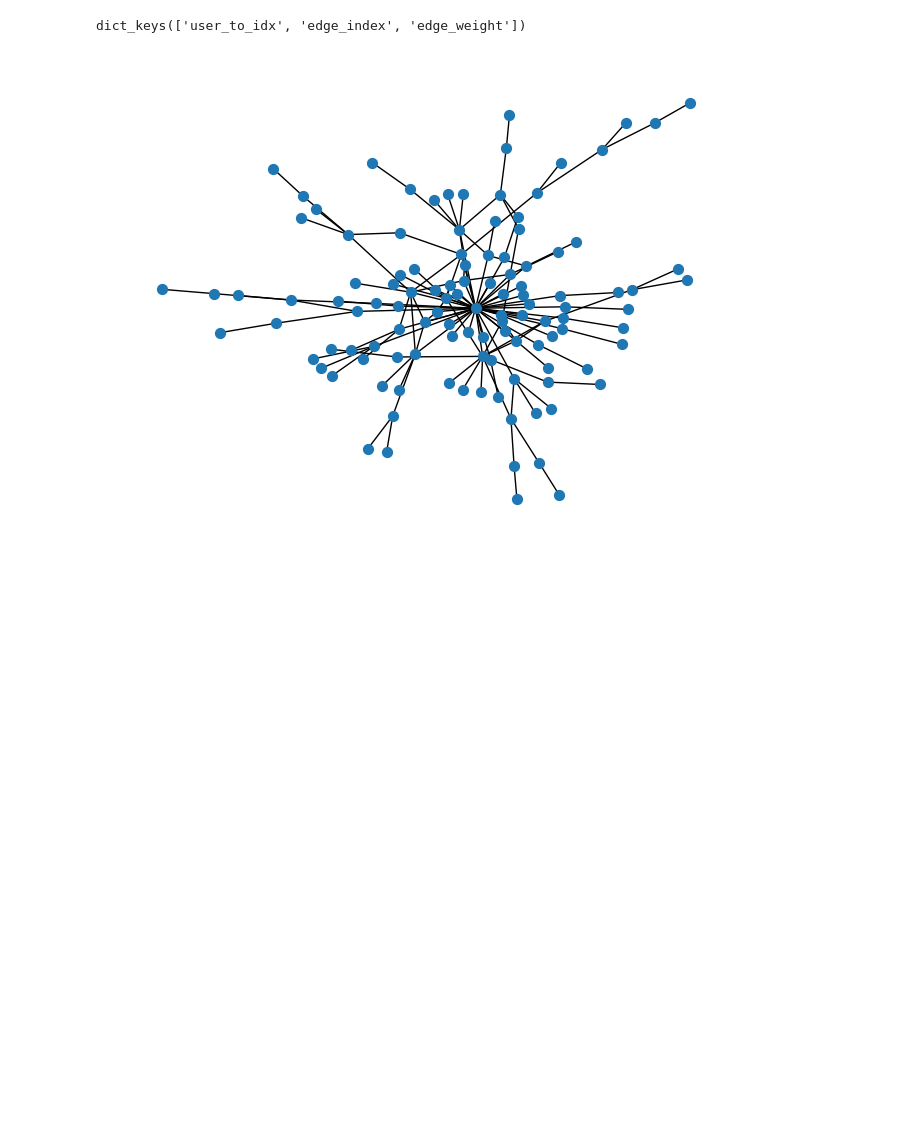
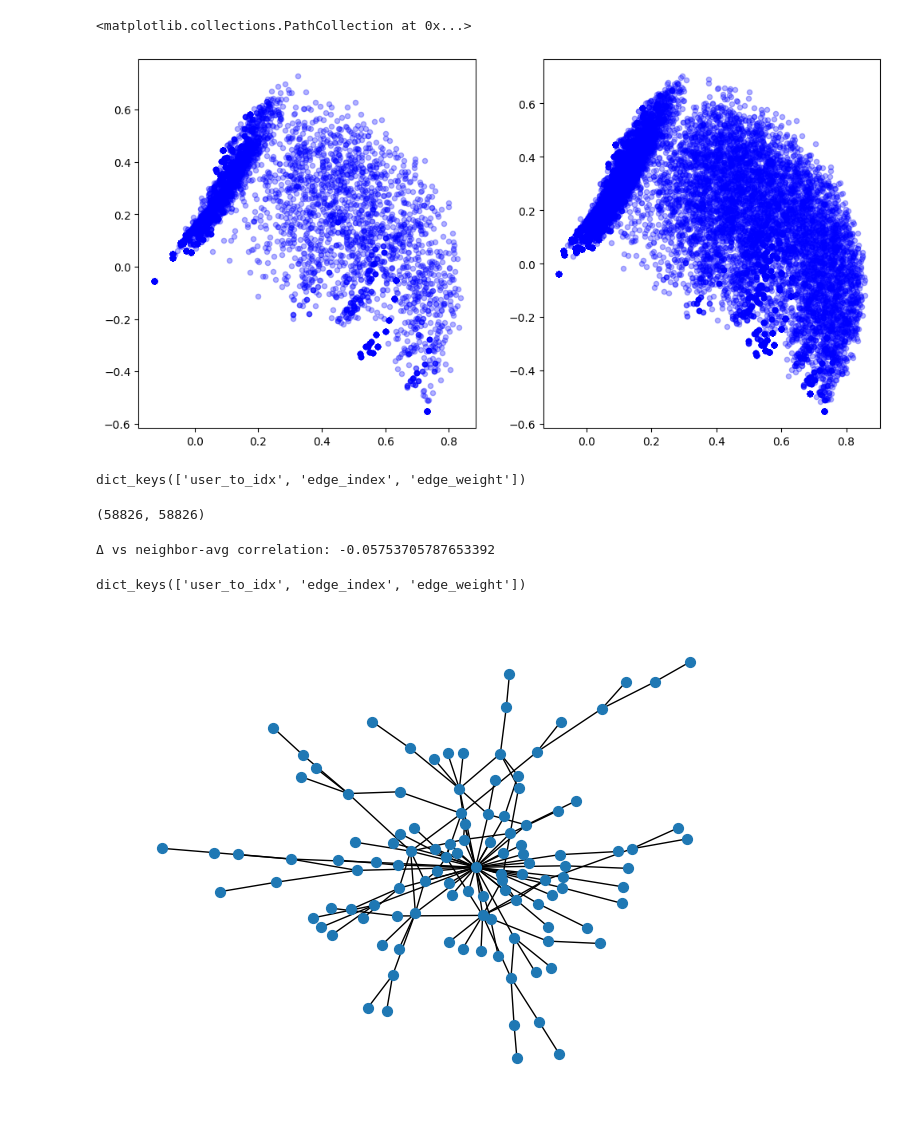
Before and after one commit to stmorse/sgg, a Jupyter notebook: src/link.ipynb, the cells around one changed output. Saved outputs shown, nothing was run; the diff lists cells and outputs as text; code cells hidden in the pictures; blank space fills up the shorter version.

```diff
--- a/src/link.ipynb
+++ b/src/link.ipynb
@@ -12,3 +294,45 @@ from utils import read_file
+# %%
+z = np.vstack((f2007, f2008))
+zp = PCA(n_components=2).fit_transform(z)
+# zt = TSNE(n_components=2).fit_transform(zp)
+# %%
+fig, axs = plt.subplots(1, 2, figsize=(12,6))
+
+axs[0].scatter(zp[:n,0], zp[:n,1], s=20, c='b', alpha=0.3)
+axs[1].scatter(zp[n:,0], zp[n:,1], s=20, c='b', alpha=0.3)
+# %% [output]
+<matplotlib.collections.PathCollection at 0x...>
+[figure, added]
+# %%
+with open("/sciclone/geograd/stmorse/reddit/subreddit/science/filtered/graph_2007_union.json") as f:
+    graph = json.load(f)
+graph.keys()
+# %% [output]
+dict_keys(['user_to_idx', 'edge_index', 'edge_weight'])
+# %%
+# Add nodes from graph['user_to_idx'] in order of their indices
+G = nx.Graph()
+for user, idx in sorted(graph['user_to_idx'].items(), key=lambda x: x[1]):
+    G.add_node(idx, user=user)
+
+# Convert the edge index lists into edge tuples and add edges
+edges = list(zip(graph['edge_index'][0], graph['edge_index'][1]))
+G.add_edges_from(edges)
+
+# Generate the adjacency matrix
+A = nx.adjacency_matrix(G)
+A.shape
+# %% [output]
+(58826, 58826)
+# %%
+f0, f1 = f2007, f2008
+
+deg = np.array(A.sum(1)).reshape(-1,1)
+nbr_avg = A.dot(f0) / np.where(deg>0, deg, 1)
+corr = np.corrcoef((f1 - f0).ravel(), nbr_avg.ravel())[0,1]
+print("Δ vs neighbor‐avg correlation:", corr)
+# %% [output]
+Δ vs neighbor‐avg correlation: -0.05753705787653392
 # %%
 with open("/sciclone/geograd/stmorse/reddit/subreddit/science/links/graph_2007-2007_filtered.json") as f:
     graph = json.load(f)
```
Also changed, not shown: parts of 27 cells of this notebook, 8 other files.
